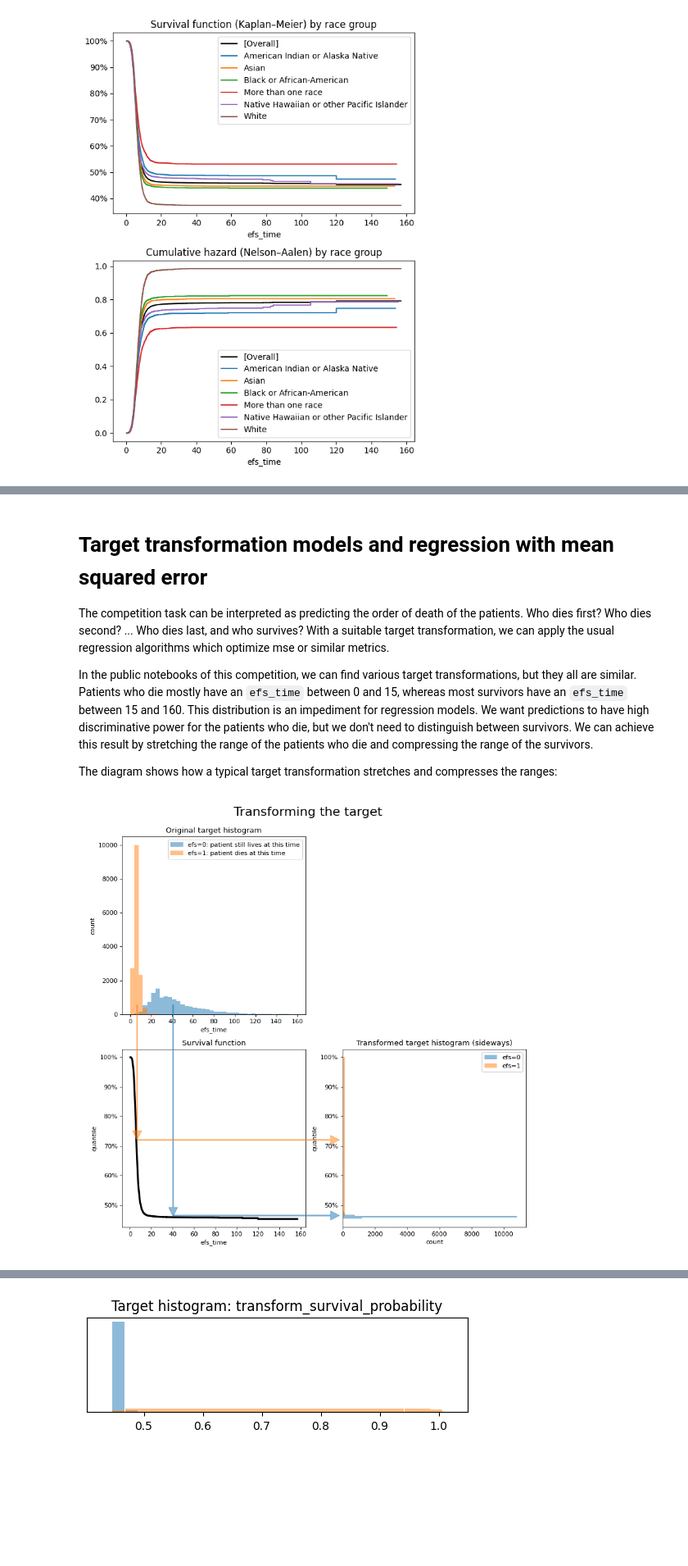
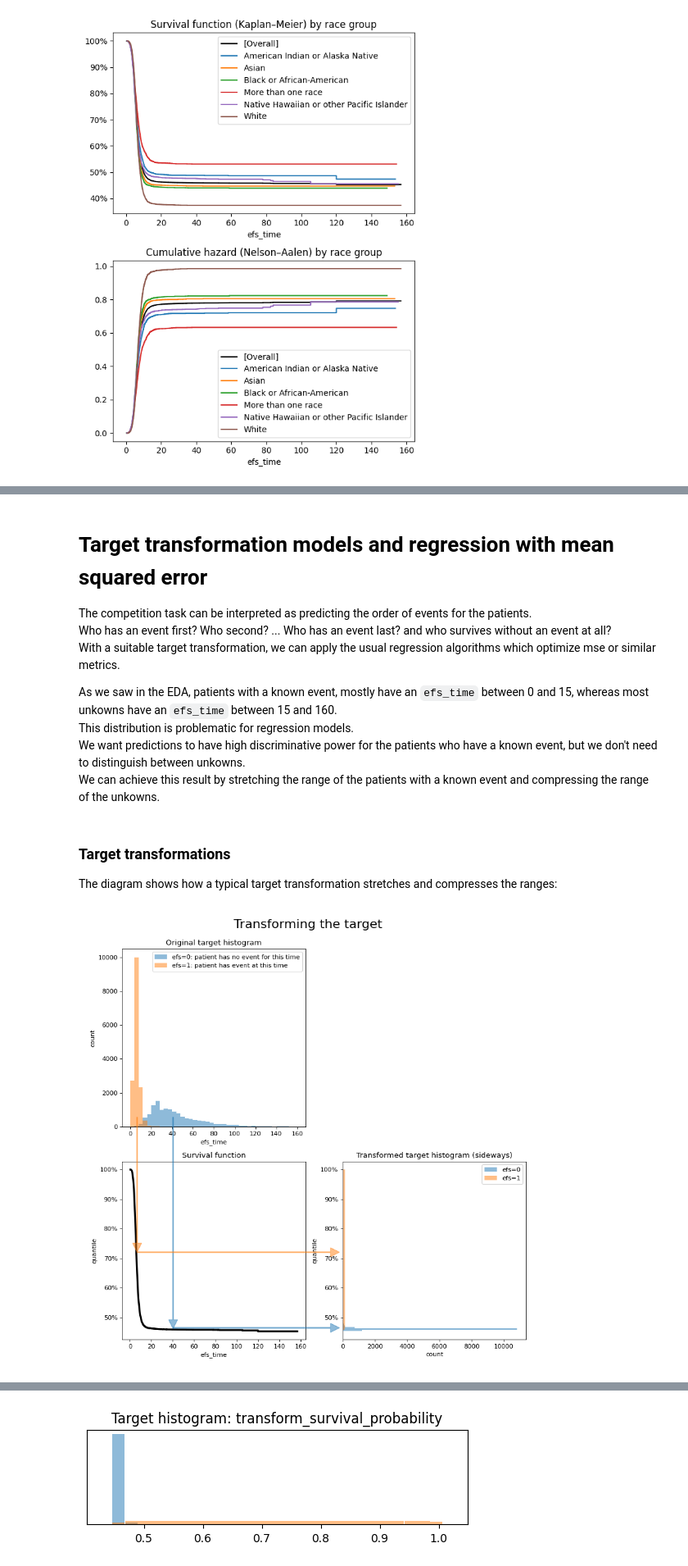
Before and after one commit to galel12/Equity-in-post-HCT-Survival-Predictions, a Jupyter notebook: notebook.ipynb, the cells around one changed output, grey strips where cells are left out. Shown: that part at 82% size. Cells and saved outputs as stored; diff of their text form; code cells hidden in the pictures; blank space fills up the shorter version.

```diff
--- a/notebook.ipynb
+++ b/notebook.ipynb
@@ -485,17 +484,20 @@ Wall time: 2min 34s
 # %% [markdown]
 # Target transformation models and regression with mean squared error
 
-The competition task can be interpreted as predicting the order of death of the patients. Who dies first? Who dies second? ... Who dies last, and who survives? With a suitable target transformation, we can apply the usual regression algorithms which optimize mse or similar metrics.
+The competition task can be interpreted as predicting the order of events for the patients.
+Who has an event first? Who second? ... Who has an event last? and who survives without an event at all?
+With a suitable target transformation, we can apply the usual regression algorithms which optimize mse or similar metrics.
 
-In the public notebooks of this competition, we can find various target transformations, but they all are similar. Patients who die mostly have an `efs_time` between 0 and 15, whereas most survivors have an `efs_time` between 15 and 160. This distribution is an impediment for regression models. We want predictions to have high discriminative power for the patients who die, but we don't need to distinguish between survivors. We can achieve this result by stretching the range of the patients who die and compressing the range of the survivors.
-
-The diagram shows how a typical target transformation stretches and compresses the ranges:
+As we saw in the EDA, patients with a known event, mostly have an `efs_time` between 0 and 15, whereas most unkowns have an `efs_time` between 15 and 160.
+This distribution is problematic for regression models.
+We want predictions to have high discriminative power for the patients who have a known event, but we don't need to distinguish between unkowns.
+We can achieve this result by stretching the range of the patients with a known event and compressing the range of the unkowns.
+# %% [markdown]
+### Target transformations
+The diagram shows how a typical target transformation stretches and compresses the ranges:
 # %%
 def transform_survival_probability(time, event):
-    """Transform the target by stretching the range of eventful efs_times and compressing the range of event_free efs_times
-
-    From https://www.kaggle.com/code/cdeotte/gpu-lightgbm-baseline-cv-681-lb-685
-    """
+    """Transform the target by stretching the range of eventful efs_times and compressing the range of event_free efs_times"""
     kmf = KaplanMeierFitter()
     kmf.fit(time, event)
     y = kmf.survival_function_at_times(time).values
@@ -506,8 +508,8 @@ survival_df = survival_function(train)
 
 fig, axs = plt.subplots(2, 2, figsize=(10, 10), dpi=80)
 
-axs[0, 0].hist(train.efs_time[train.efs == 0], bins=np.linspace(0, 160, 41), label='efs=0: patient still lives at this time', alpha=0.5)
-axs[0, 0].hist(train.efs_time[train.efs == 1], bins=np.linspace(0, 160, 41), label='efs=1: patient dies at this time', alpha=0.5)
+axs[0, 0].hist(train.efs_time[train.efs == 0], bins=np.linspace(0, 160, 41), label='efs=0: patient has no event for this time', alpha=0.5)
+axs[0, 0].hist(train.efs_time[train.efs == 1], bins=np.linspace(0, 160, 41), label='efs=1: patient has event at this time', alpha=0.5)
 axs[0, 0].legend()
 axs[0, 0].set_xlabel('efs_time')
 axs[0, 0].set_ylabel('count')
@@ -518,32 +520,32 @@ axs[0, 1].set_axis_off()
 axs[1, 0].step(survival_df.index, survival_df['survival_probability'], c='k', lw=3, where="post", label='[Overall]')
 axs[1, 0].set_xlabel('efs_time')
 axs[1, 0].set_ylabel("quantile")
 axs[1, 0].set_title("Survival function")
 axs[1, 0].yaxis.set_major_formatter(PercentFormatter(xmax=1, decimals=0))
 
 axs[1, 1].hist(y_quantile[train.efs==0], bins=100, label="efs=0", orientation=u'horizontal', alpha=0.5)
 axs[1, 1].hist(y_quantile[train.efs==1], bins=100, label="efs=1", orientation=u'horizontal', alpha=0.5)
 axs[1, 1].legend()
 axs[1, 1].set_ylabel("quantile")
 axs[1, 1].set_xlabel("count")
 axs[1, 1].set_title("Transformed target histogram (sideways)")
 axs[1, 1].yaxis.set_major_formatter(PercentFormatter(xmax=1, decimals=0))
 
 ax = plt.Axes(fig, [0., 0., 1., 1.])
 ax.set_axis_off()
 ax.set_xlim(0, 1)
 ax.set_ylim(0, 1)
 fig.add_axes(ax)
 ax.arrow(0.2, 0.55, 0, -0.47, length_includes_head=True, width=0.002, color=plt.get_cmap('tab10')(0), alpha=0.5, head_width=0.02, head_length=0.02)
 ax.arrow(0.2, 0.082, 0.37, 0, length_includes_head=True, width=0.002, color=plt.get_cmap('tab10')(0), alpha=0.5, head_width=0.02, head_length=0.02)
 ax.arrow(0.12, 0.55, 0, -0.3, length_includes_head=True, width=0.002, color=plt.get_cmap('tab10')(1), alpha=0.5, head_width=0.02, head_length=0.02)
 ax.arrow(0.12, 0.25, 0.45, 0, length_includes_head=True, width=0.002, color=plt.get_cmap('tab10')(1), alpha=0.5, head_width=0.02, head_length=0.02)
 
 plt.suptitle('Transforming the target', y=0.99, size=20)
 with warnings.catch_warnings():
     warnings.simplefilter("ignore")
     plt.tight_layout()
 plt.show()
 # %% [output]
-[figure, old version]
+[figure, new version]
 # %% [markdown]
```
Also changed, not shown: parts of 19 cells of this notebook, 1 other file.
